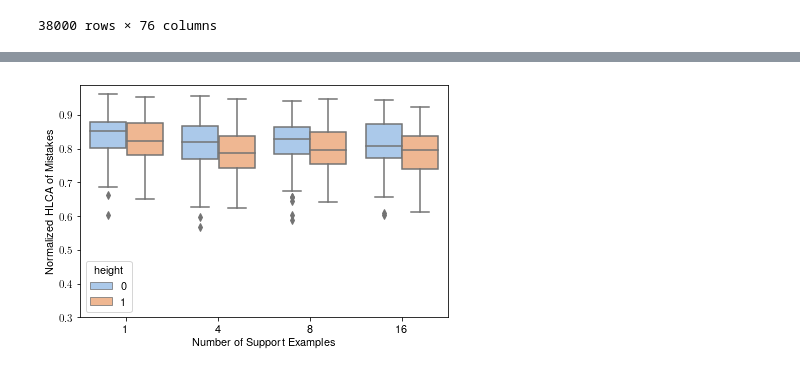
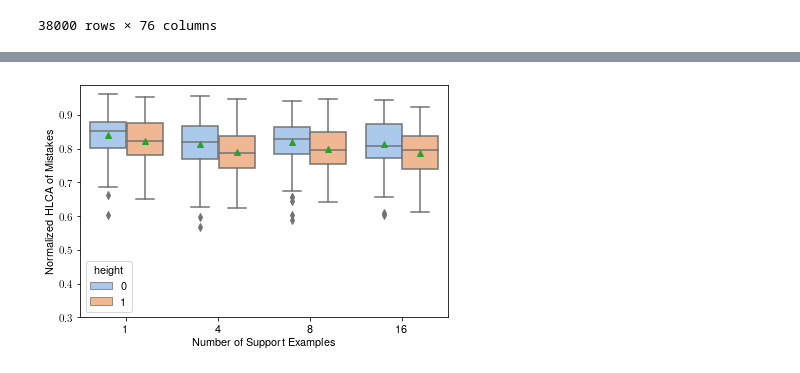
Before and after one commit to hugofloresgarcia/music-trees, a Jupyter notebook: scripts/figures.ipynb, the cells around one changed output, grey strips where cells are left out. Drawn from its saved outputs; the diff is of its cells as text; code cells hidden in the pictures.

```diff
--- a/scripts/figures.ipynb
+++ b/scripts/figures.ipynb
@@ -82,19 +83,19 @@ df = df[df.tag == 'protonet']
 df = df[(df.height == 1) | (df.height == 0)]
 df = df.sort_values(by='name')
 df.value = df.value / 5
-# %%
-import seaborn as sns
-import matplotlib.pyplot as plt
-
-sns.boxplot(data=df, x='n_shot', y='value', hue='height', palette="pastel")
-# plt.title('')
-plt.ylabel('Normalized HLCA of Mistakes')
-plt.xlabel('Number of Support Examples')
-plt.tight_layout()
-plt.ylim([0.3, 0.99])
-fig = plt.gcf()
-plt.close()
-fig.savefig(output_dir / 'normalized-hlca.png')
-fig
-# %% [output]
-[figure, removed]
+# %%
+import seaborn as sns
+import matplotlib.pyplot as plt
+
+sns.boxplot(data=df, x='n_shot', y='value', hue='height', palette="pastel", showmeans=True)
+# plt.title('')
+plt.ylabel('Normalized HLCA of Mistakes')
+plt.xlabel('Number of Support Examples')
+plt.tight_layout()
+plt.ylim([0.3, 0.99])
+fig = plt.gcf()
+plt.close()
+fig.savefig(output_dir / 'normalized-hlca.png')
+fig
+# %% [output]
+[figure, added]
```
Also changed, not shown: parts of 3 cells of this notebook, 4 other files.
